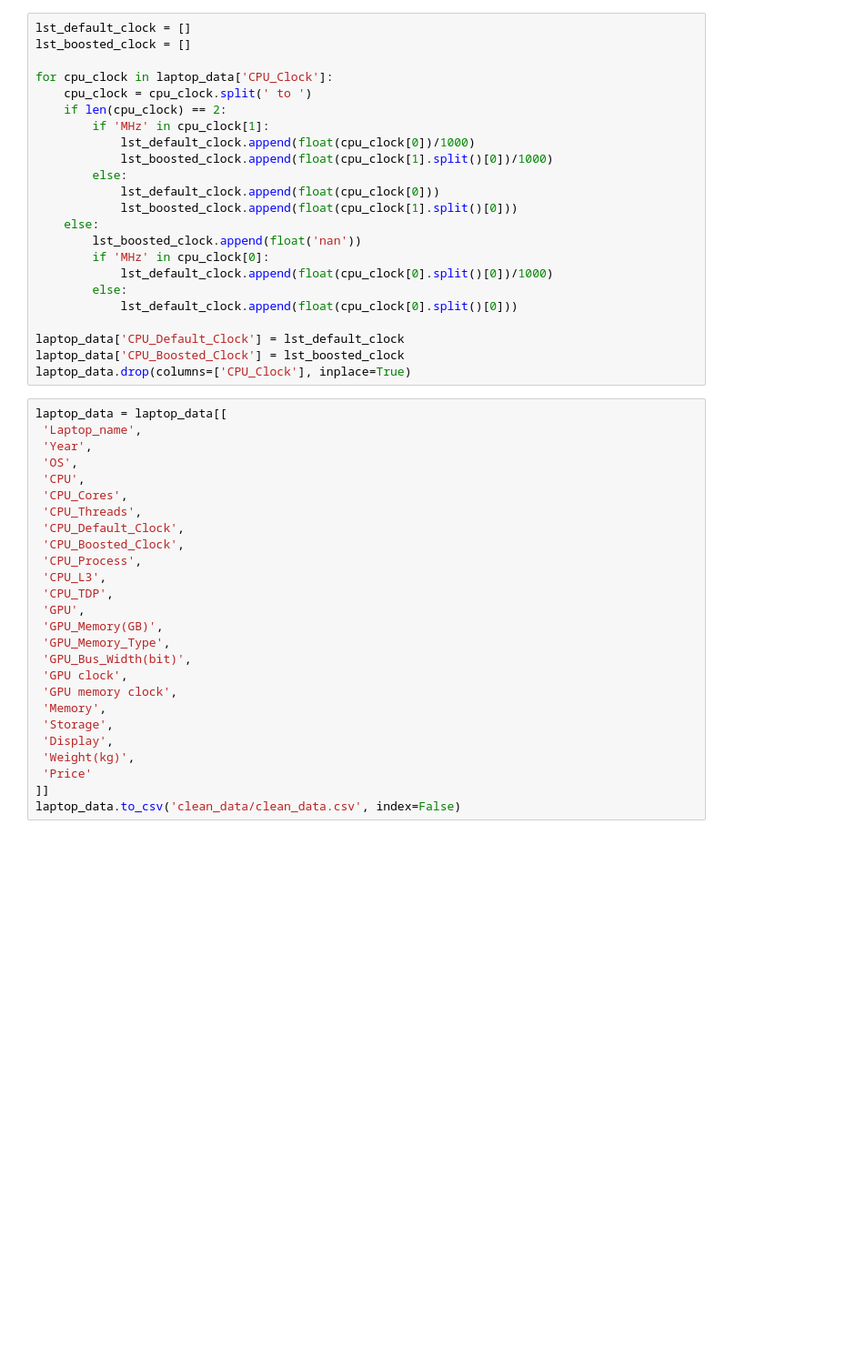
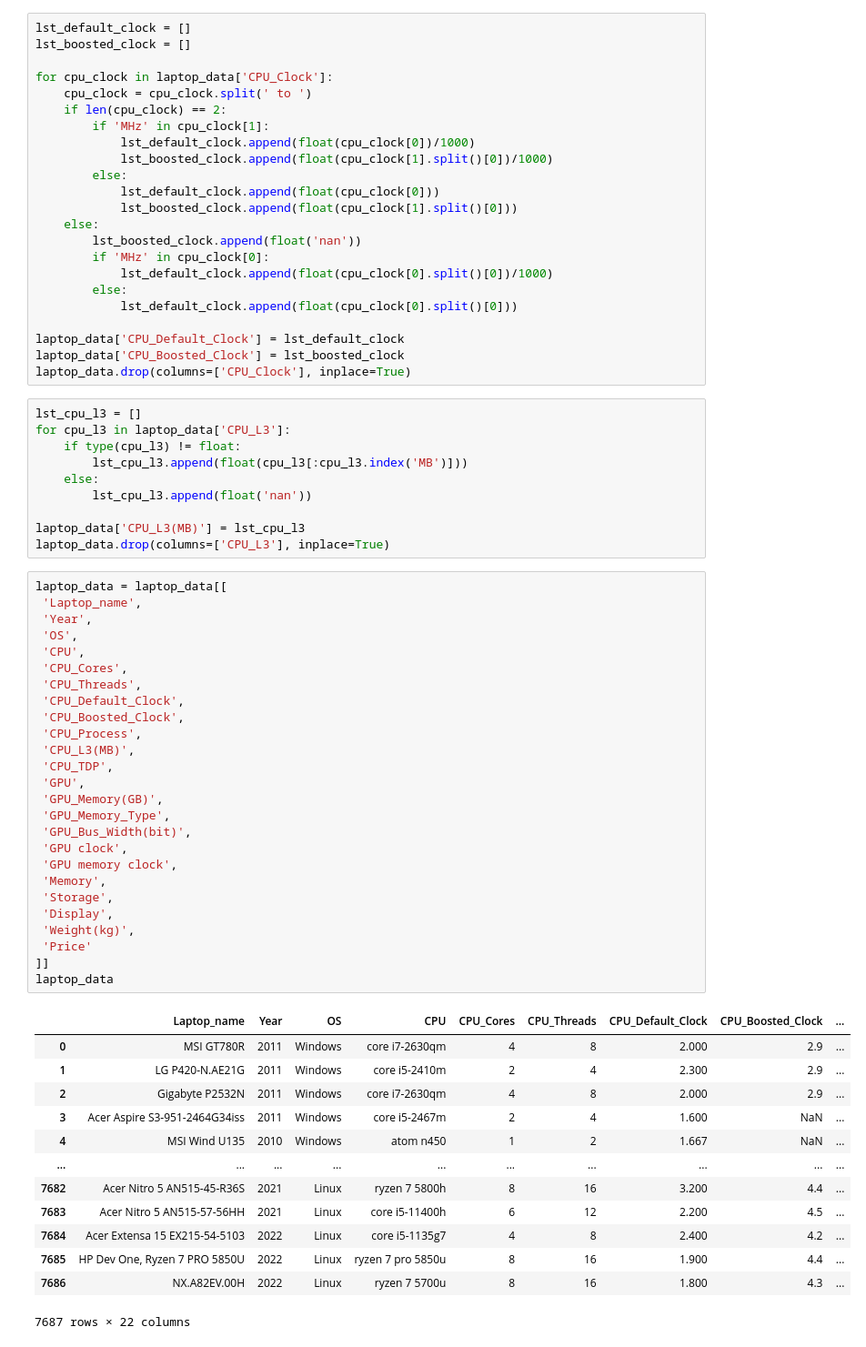
Before and after one commit to nhatbui97/dsproject, a Jupyter notebook: data_cleaning_N.ipynb, the cells around one changed output. Shown at 91% size. Saved outputs shown, nothing was run; the diff lists cells and outputs as text; blank space fills up the shorter version.

```diff
--- a/data_cleaning.ipynb
+++ b/data_cleaning_N.ipynb
@@ -298,29 +296,53 @@ for cpu_clock in laptop_data['CPU_Clock']:
 laptop_data['CPU_Default_Clock'] = lst_default_clock
 laptop_data['CPU_Boosted_Clock'] = lst_boosted_clock
 laptop_data.drop(columns=['CPU_Clock'], inplace=True)
+# %%
+lst_cpu_l3 = []
+for cpu_l3 in laptop_data['CPU_L3']:
+    if type(cpu_l3) != float:
+        lst_cpu_l3.append(float(cpu_l3[:cpu_l3.index('MB')]))
+    else:
+        lst_cpu_l3.append(float('nan'))
+
+laptop_data['CPU_L3(MB)'] = lst_cpu_l3
+laptop_data.drop(columns=['CPU_L3'], inplace=True)
 # %%
 laptop_data = laptop_data[[
  'Laptop_name',
  'Year',
  'OS',
  'CPU',
  'CPU_Cores',
  'CPU_Threads',
  'CPU_Default_Clock',
  'CPU_Boosted_Clock',
  'CPU_Process',
- 'CPU_L3',
+ 'CPU_L3(MB)',
  'CPU_TDP',
  'GPU',
  'GPU_Memory(GB)',
  'GPU_Memory_Type',
  'GPU_Bus_Width(bit)',
  'GPU clock',
  'GPU memory clock',
  'Memory',
  'Storage',
  'Display',
  'Weight(kg)',
  'Price'
 ]]
-laptop_data.to_csv('clean_data/clean_data.csv', index=False)
+laptop_data
+# %% [output]
+|  | Laptop_name | Year | OS | CPU | CPU_Cores | CPU_Threads | CPU_Default_Clock | CPU_Boosted_Clock | ... |
+| 0 | MSI GT780R | 2011 | Windows | core i7-2630qm | 4 | 8 | 2.000 | 2.9 | ... |
+| 1 | LG P420-N.AE21G | 2011 | Windows | core i5-2410m | 2 | 4 | 2.300 | 2.9 | ... |
+| 2 | Gigabyte P2532N | 2011 | Windows | core i7-2630qm | 4 | 8 | 2.000 | 2.9 | ... |
+| 3 | Acer Aspire S3-951-2464G34iss | 2011 | Windows | core i5-2467m | 2 | 4 | 1.600 | NaN | ... |
+| 4 | MSI Wind U135 | 2010 | Windows | atom n450 | 1 | 2 | 1.667 | NaN | ... |
+| ... | ... | ... | ... | ... | ... | ... | ... | ... | ... |
+| 7682 | Acer Nitro 5 AN515-45-R36S | 2021 | Linux | ryzen 7 5800h | 8 | 16 | 3.200 | 4.4 | ... |
+| 7683 | Acer Nitro 5 AN515-57-56HH | 2021 | Linux | core i5-11400h | 6 | 12 | 2.200 | 4.5 | ... |
+| 7684 | Acer Extensa 15 EX215-54-5103 | 2022 | Linux | core i5-1135g7 | 4 | 8 | 2.400 | 4.2 | ... |
+| 7685 | HP Dev One, Ryzen 7 PRO 5850U | 2022 | Linux | ryzen 7 pro 5850u | 8 | 16 | 1.900 | 4.4 | ... |
+| 7686 | NX.A82EV.00H | 2022 | Linux | ryzen 7 5700u | 8 | 16 | 1.800 | 4.3 | ... |
+7687 rows × 22 columns
```
Also changed, not shown: parts of 19 cells of this notebook, 2 other files.
